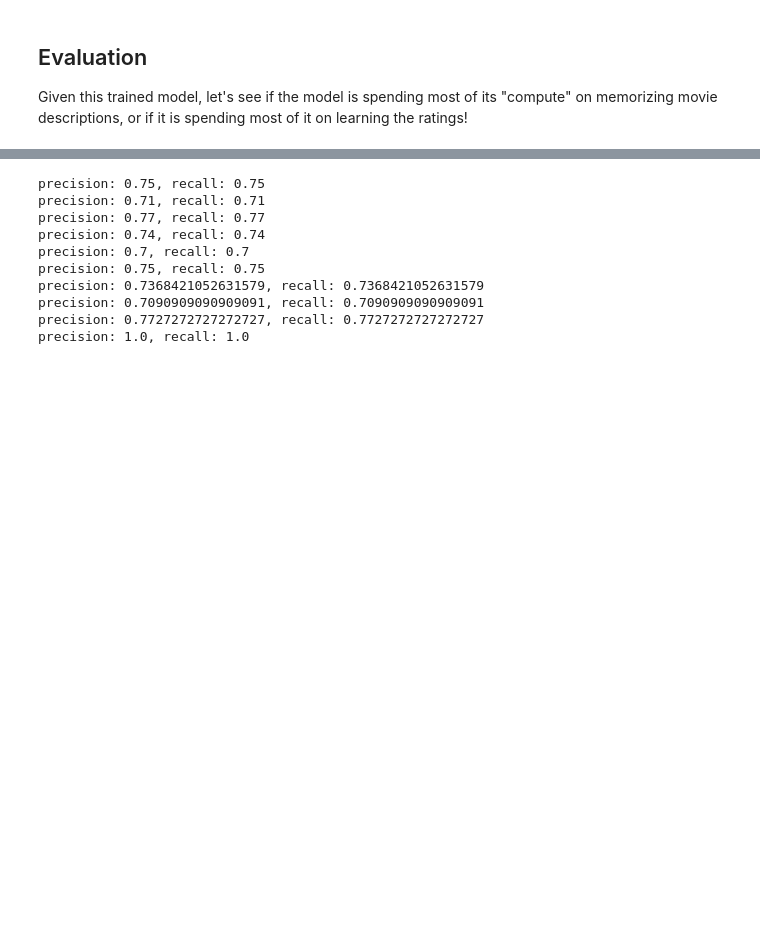
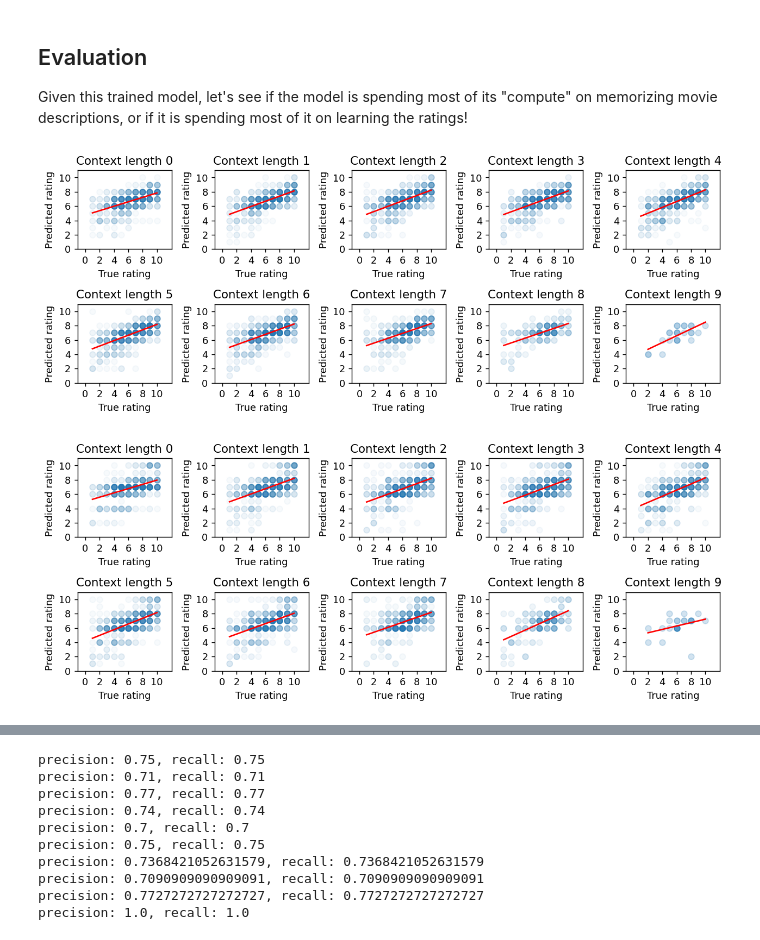
Before and after one commit to anrath/LetterBoxd-RL-Rec, a Jupyter notebook: training/lang_model.ipynb, the cells around one changed output, grey strips where cells are left out. Saved outputs shown, nothing was run; the diff lists cells and outputs as text; code cells hidden in the pictures; blank space fills up the shorter version.

Commit message:
lang model updates

```diff
--- a/training/lang_model.ipynb
+++ b/training/lang_model.ipynb
@@ -173,0 +218,13 @@ gpt2_tokenizer = transformers.GPT2Tokenizer.from_pretrained("openai-community/gp
+# %%
+print("### This string should stop right before the rating is given")
+tokens, rating_indexes, rating_values = dataset[0]
+print(
+    gpt2_tokenizer.decode(tokens['input_ids'][0][:rating_indexes[0]])
+)
+
+string = gpt2_tokenizer.decode(tokens['input_ids'][0])
+
+print("### This is the maximum difference between the GPT2 tokenizer and our reconstruction")
+print(
+    max((gpt2_tokenizer(string, return_tensors='pt').input_ids[0] - tokens['input_ids'][0]).abs())
+)
@@ -315,11 +452,13 @@ Title: The Last
 ## Evaluation
 
 Given this trained model, let's see if the model is spending most of its "compute" on memorizing movie descriptions, or if it is spending most of it on learning the ratings!
+# %%
+gpt2 = torch.load("model.pt")
 # %%
 # 10 = max rating sequence length
 results_by_context_length = {i: ([], []) for i in range(10)}
 
-with tqdm.tqdm(range(100000, 100100), desc='Evaluating') as pbar:
+with tqdm.tqdm(range(100000, 101000), desc='Evaluating') as pbar:
     for i in pbar:
         user_id, start, end = dataset.rating_spans[order[i]]
 
@@ -353,3 +492,8 @@ with tqdm.tqdm(range(100000, 100100), desc='Evaluating') as pbar:
 
             results_by_context_length[ctx_len][0].append(pred_rating)
             results_by_context_length[ctx_len][1].append(true_rating)
+# %%
+# torch.save(results_by_context_length, "results_unweighted.pt")
+
+results_by_context_length_weighted = torch.load("results_weighted.pt")
+results_by_context_length_unweighted = torch.load("results_unweighted.pt")
@@ -355,0 +568,6 @@ with tqdm.tqdm(range(100000, 100100), desc='Evaluating') as pbar:
+# %%
+hist_weighted = ctx_len_scatterplot(results_by_context_length_weighted)
+hist_unweighted = ctx_len_scatterplot(results_by_context_length_unweighted)
+# %% [output]
+[figure, added]
+[figure, added]
```
Also changed, not shown: parts of 16 cells of this notebook.
